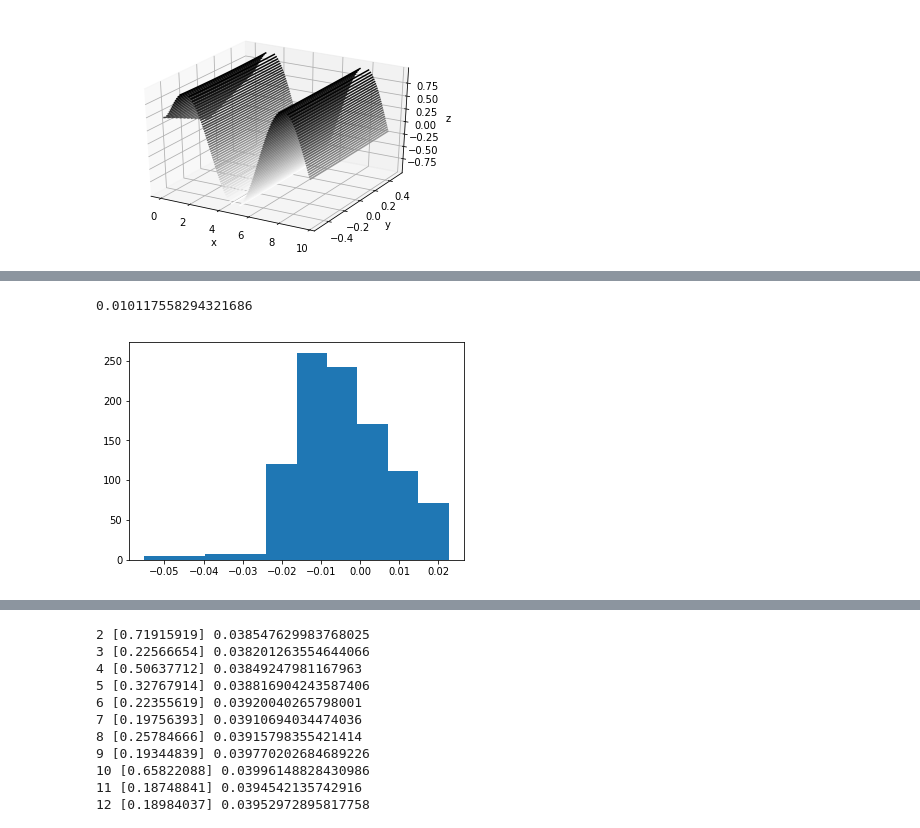
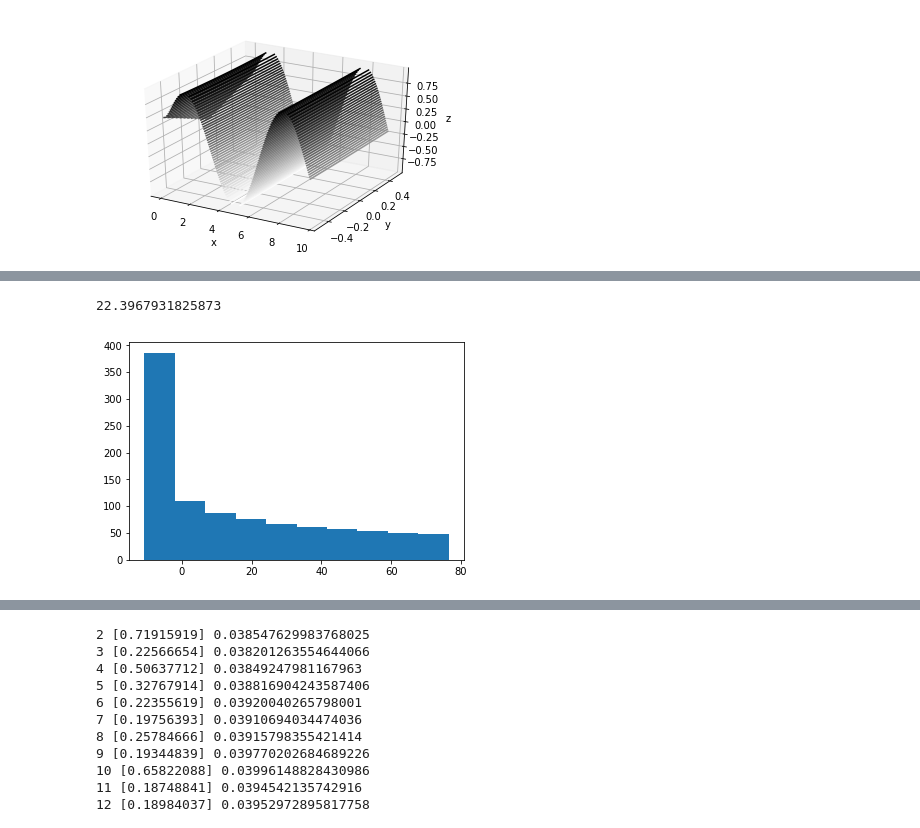
Before and after one commit to yniu87/ML_Macro, a Jupyter notebook: NGM2.ipynb, the cells around one changed output, grey strips where cells are left out. Cells and saved outputs as stored; diff of their text form; code cells hidden in the pictures.

```diff
--- a/NGM2.ipynb
+++ b/NGM2.ipynb
@@ -46,13 +46,24 @@ alpha = 0.3
 delta = 0.05
 rho = 0.05
 # %%
-# ORNSTEIN-UHLENBECK PROCESS dlog(z) = -the*log(z)dt + sig2*dW
-# STATIONARY DISTRIBUTION IS log(z) ~ N(0,Var) WHERE Var = sig2/(2*the)
-Var = 0.07;
-zmean = np.exp(Var/2); #MEAN OF LOG-NORMAL DISTRIBUTION N(0,Var)
-Corr = 0.9;
-the = -np.log(Corr); # this is mu
-sig2 = 2*the*Var; # this is sigma
+# ORNSTEIN-UHLENBECK PROCESS dlog(z) = -theta*log(z)dt + sig2*dW
+# STATIONARY DISTRIBUTION IS log(z) ~ N(0,Var) WHERE Var = sig2/(2*theta)
+Var = 0.07
+zmean = np.exp(Var/2) #MEAN OF LOG-NORMAL DISTRIBUTION N(0,Var)
+Corr = 0.9
+theta = -np.log(Corr) # this is mu
+sig2 = 2*theta*Var # this is sigma
+
+ymin = zmean*0.8
+ymax = zmean*1.2
+
+#DRIFT (FROM ITO'S LEMMA)
+def mu(y):
+    return (-theta*np.log(y) + sig2/2)*y
+
+# VARIANCE (FROM ITO'S LEMMA)
+def sigma2(y):
+    return sig2*y**2
 # %%
 kss = (alpha/(rho+delta))**(1/(1-alpha))
 kmin = 0.001*kss
@@ -70,7 +74,7 @@ train_num = 100
 x1_train = np.linspace(kmin, kmax, num=train_num).reshape(train_num,1)
 x1_train.shape
 
-x2_train = np.linspace(-0.5, 0.5, num=train_num).reshape(train_num,1)
+x2_train = np.linspace(ymin, ymax, num=train_num).reshape(train_num,1)
 x2_train.shape
 # %% [output]
 (100, 1)
@@ -157,15 +162,18 @@ Epoch 50/50
 <tensorflow.python.keras.callbacks.History at 0x...>
 # %%
-x_test = np.linspace(kmin,kmax,num=1000)
+x1_test = np.linspace(kmin,kmax,num=1000).reshape(1000,1)
+x2_test = np.linspace(ymin,ymax,num=1000).reshape(1000,1)
 
-y_test = - 11/81*(x_test-9)**2 - 13
+x_test = np.concatenate((x1_test, x2_test), axis=1)
 
-error = y_test.reshape(1000,1) - model.predict([x_test])
+z_test = x1_test**2 + x2_test**2
+
+error = z_test.reshape(1000,1) - model.predict([x_test])
 
 print(np.mean(abs(error)))
 
 plt.hist(error, bins=10)
 plt.show()
 # %% [output]
-0.010117558294321686
+22.3967931825873
-[figure, old version]
+[figure, new version]
```
Also changed, not shown: parts of 8 cells of this notebook.
